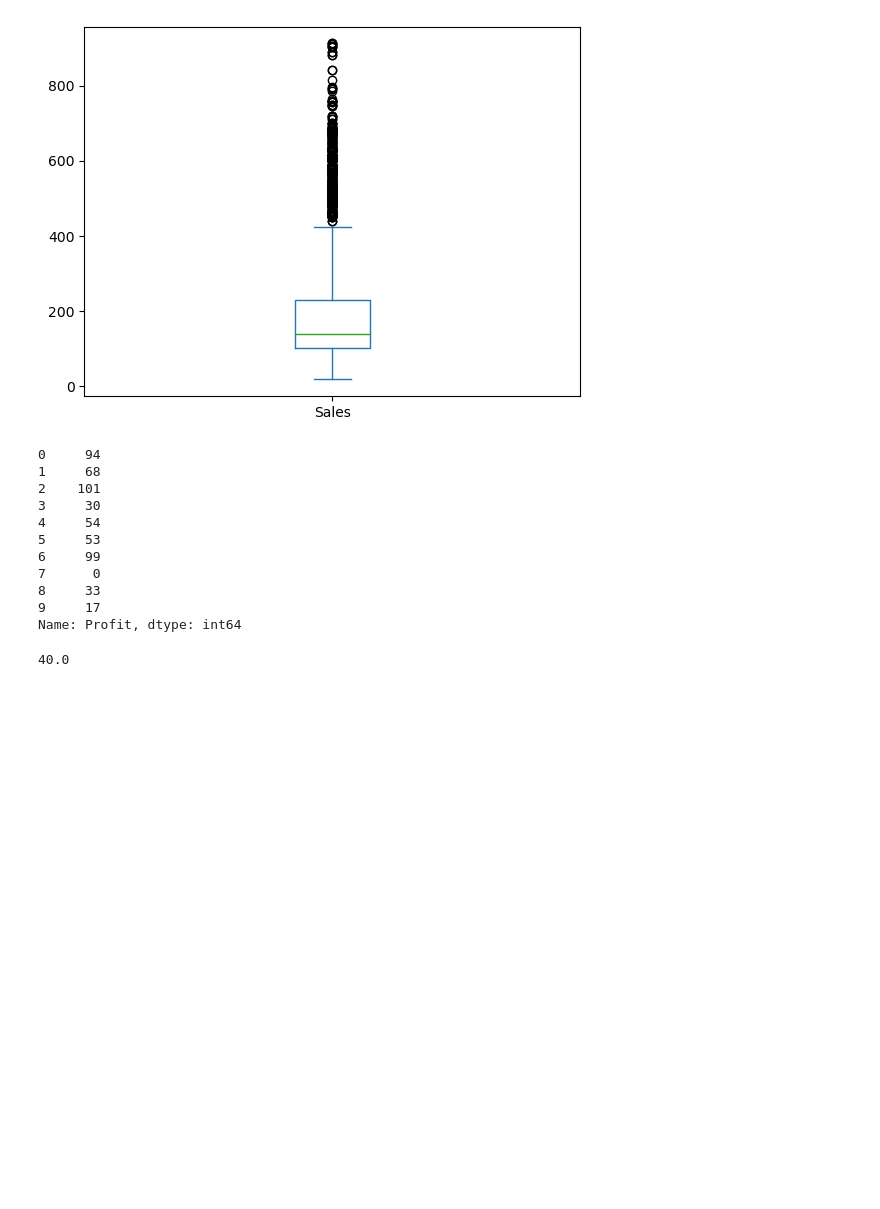
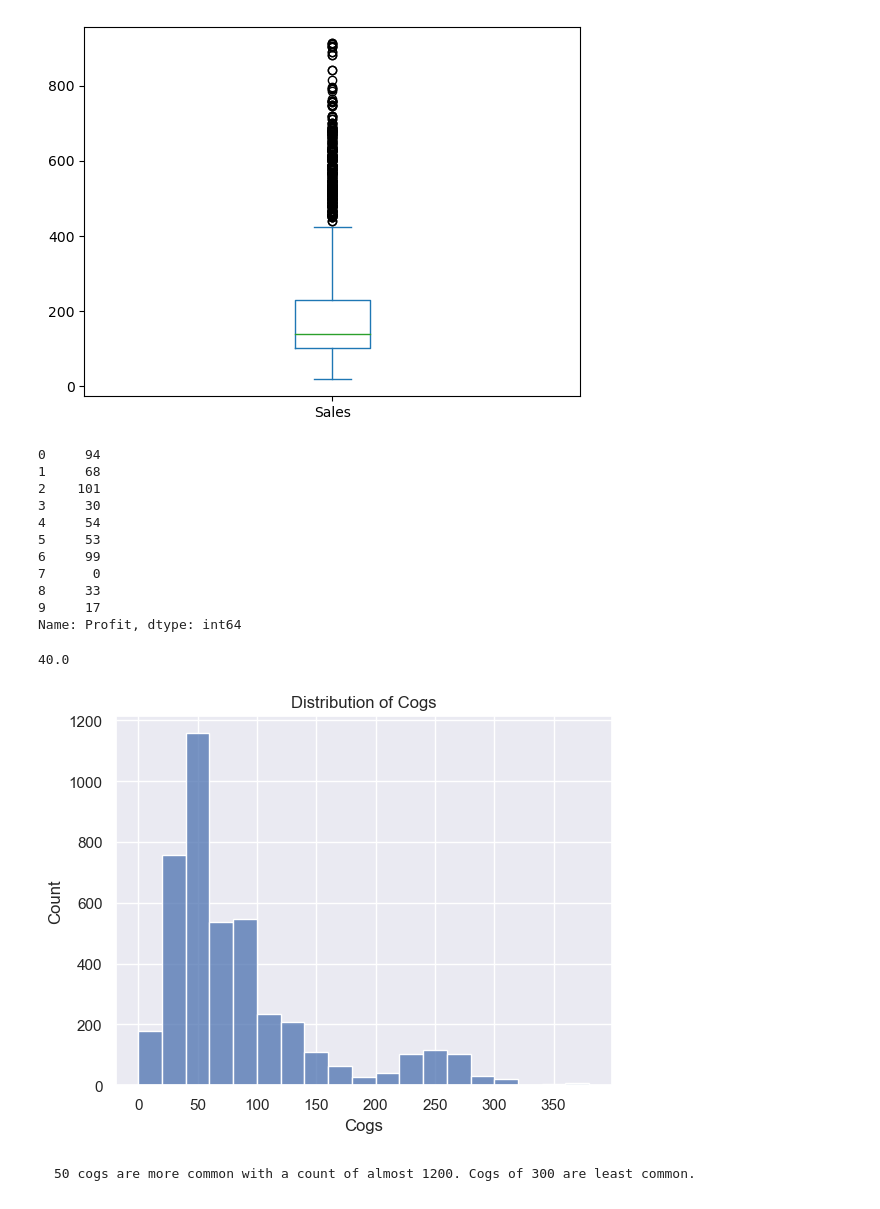
Before and after one commit to alishanstyles/CoffeeChain, a Jupyter notebook: startercode.ipynb, the cells around one changed output. Cells and saved outputs as stored; diff of their text form; code cells hidden in the pictures; blank space fills up the shorter version.

Commit message:
visualizing distributions

```diff
--- a/startercode.ipynb
+++ b/startercode.ipynb
@@ -723,3 +753,18 @@ Name: Profit, dtype: int64
 df['Profit'].median()
 # %% [output]
 40.0
+# %%
+#Puts grid on the back of graph
+sns.set_theme()
+# %%
+sns.histplot(data = df,
+            x ='Cogs',
+            bins = 20,
+            binwidth = 20,
+            color = 'b',)
+plt.title('Distribution of Cogs')
+plt.xlabel('Cogs');
+# %% [output]
+[figure, added]
+# %% [markdown]
+    50 cogs are more common with a count of almost 1200. Cogs of 300 are least common.
```
Also changed, not shown: parts of 5 cells of this notebook.
